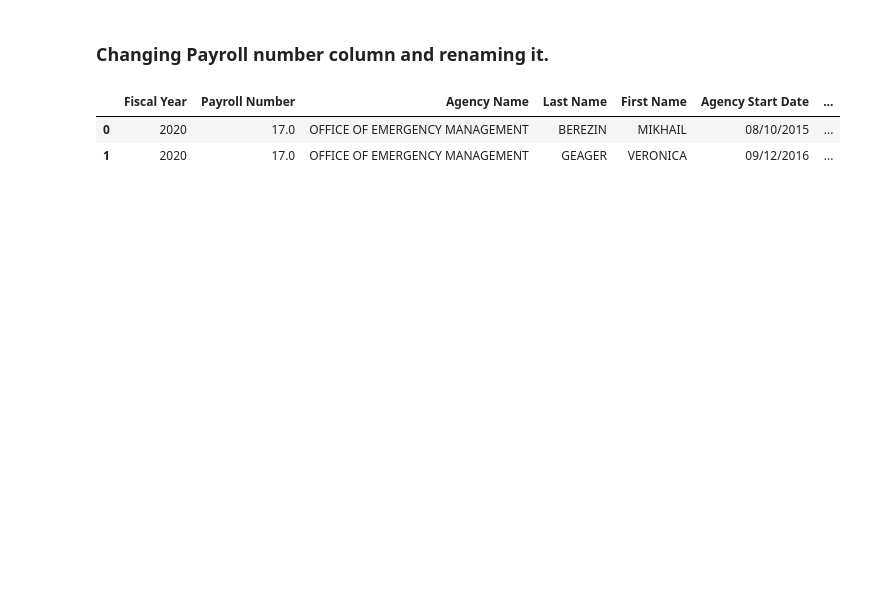
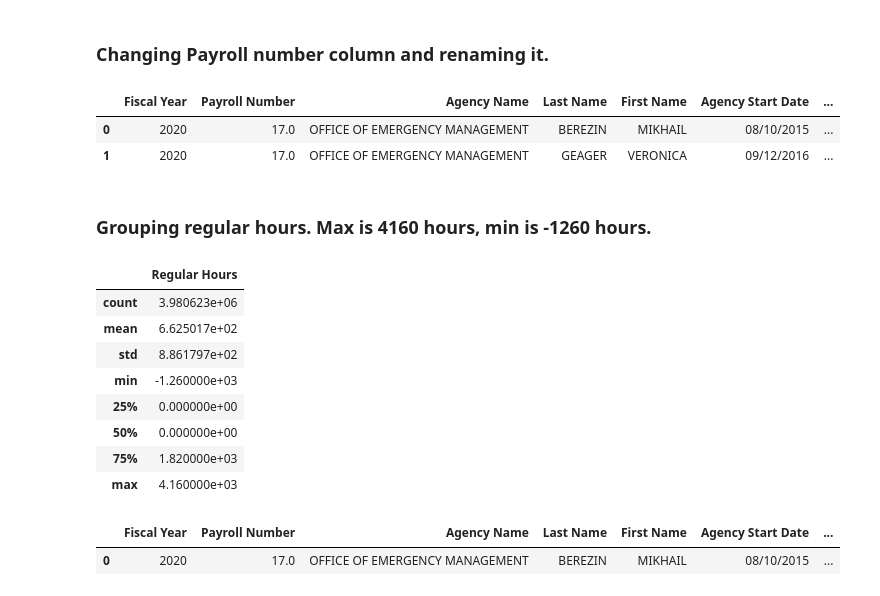
Before and after one commit to sachin17git/NYC-Payroll-Analysis, a Jupyter notebook: preprocess.ipynb, the cells around one changed output. Saved outputs shown, nothing was run; the diff lists cells and outputs as text; code cells hidden in the pictures; blank space fills up the shorter version.

```diff
--- a/preprocess.ipynb
+++ b/preprocess.ipynb
@@ -144,3 +144,31 @@ new_data.head(2)
 |  | Fiscal Year | Payroll Number | Agency Name | Last Name | First Name | Agency Start Date | ... |
 | 0 | 2020 | 17.0 | OFFICE OF EMERGENCY MANAGEMENT | BEREZIN | MIKHAIL | 08/10/2015 | ... |
 | 1 | 2020 | 17.0 | OFFICE OF EMERGENCY MANAGEMENT | GEAGER | VERONICA | 09/12/2016 | ... |
+# %% [markdown]
+### Grouping regular hours. Max is 4160 hours, min is -1260 hours.
+# %%
+new_data["Regular Hours"].describe().to_frame()
+# %% [output]
+|  | Regular Hours |
+| count | 3.980623e+06 |
+| mean | 6.625017e+02 |
+| std | 8.861797e+02 |
+| min | -1.260000e+03 |
+| 25% | 0.000000e+00 |
+| 50% | 0.000000e+00 |
+| 75% | 1.820000e+03 |
+| max | 4.160000e+03 |
+# %%
+def RG_func(x):
+    r = [0,500,1000,1500,2000,2500,3000,3500,4000,4500]
+    for e, i in enumerate(r):
+        if x < 0:
+            return '<0'
+        elif x<i:
+            return f'{r[e-1]}-{i}'
+
+new_data['Regular Hours category'] = new_data["Regular Hours"].apply(RG_func)
+new_data.head(1)
+# %% [output]
+|  | Fiscal Year | Payroll Number | Agency Name | Last Name | First Name | Agency Start Date | ... |
+| 0 | 2020 | 17.0 | OFFICE OF EMERGENCY MANAGEMENT | BEREZIN | MIKHAIL | 08/10/2015 | ... |
```
Also changed, not shown: parts of 12 cells of this notebook.
